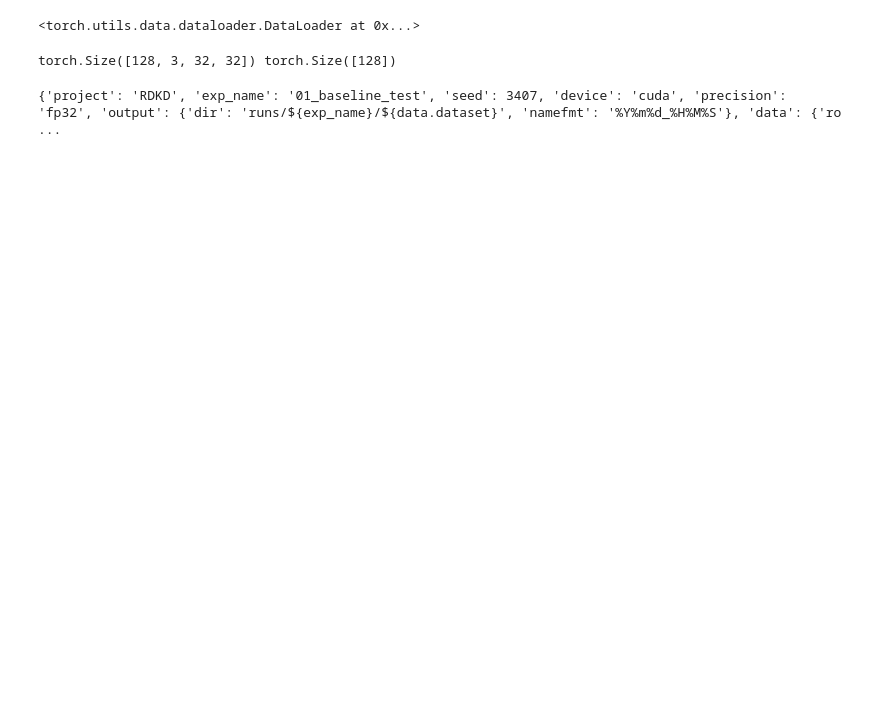
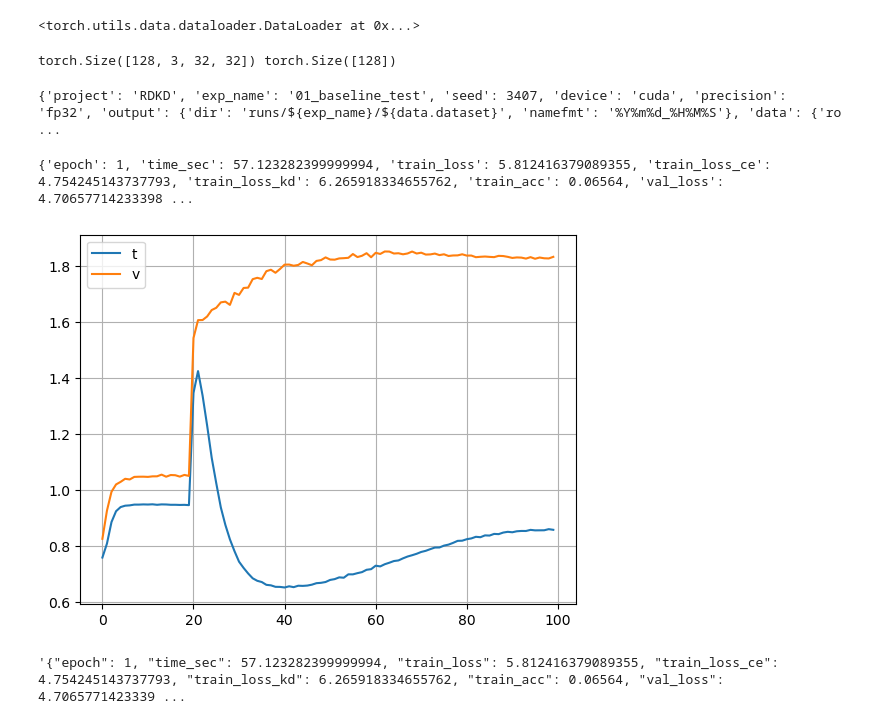
Before and after one commit to HiverXD/RDKD, a Jupyter notebook: test_notebook.ipynb, the cells around one changed output. Drawn from its saved outputs; the diff is of its cells as text; code cells hidden in the pictures; blank space fills up the shorter version.

```diff
--- a/test_notebook.ipynb
+++ b/test_notebook.ipynb
@@ -27,3 +27,34 @@ print(a)
 yaml.safe_dump()
 # %% [output]
 {'project': 'RDKD', 'exp_name': '01_baseline_test', 'seed': 3407, 'device': 'cuda', 'precision': 'fp32', 'output': {'dir': 'runs/${exp_name}/${data.dataset}', 'namefmt': '%Y%m%d_%H%M%S'}, 'data': {'ro ...
+# %%
+import json
+
+data = []
+with open(r'runs/02_soft_kd/tiny_imagenet/metrics_per_epoch.jsonl', 'r') as f:
+    for line in f:
+        # 줄바꿈 문자 제거 후 json 파싱
+        record = json.loads(line.strip())
+        data.append(record)
+
+print(data[0])
+
+t_ratio = []
+v_ratio = []
+for line in data:
+    tce = line['train_loss_ce']
+    tkd = line['train_loss_kd']
+    vce = line['val_loss_ce']
+    vkd = line['val_loss_kd']
+    t_ratio.append(tce/tkd)
+    v_ratio.append(vce/vkd)
+
+import matplotlib.pyplot as plt
+plt.plot(t_ratio, label='t')
+plt.plot(v_ratio, label='v')
+plt.legend()
+plt.grid()
+plt.show()
+# %% [output]
+{'epoch': 1, 'time_sec': 57.123282399999994, 'train_loss': 5.812416379089355, 'train_loss_ce': 4.754245143737793, 'train_loss_kd': 6.265918334655762, 'train_acc': 0.06564, 'val_loss': 4.70657714233398 ...
+[figure, added]
@@ -29,0 +63,4 @@ yaml.safe_dump()
+# %%
+a
+# %% [output]
+'{"epoch": 1, "time_sec": 57.123282399999994, "train_loss": 5.812416379089355, "train_loss_ce": 4.754245143737793, "train_loss_kd": 6.265918334655762, "train_acc": 0.06564, "val_loss": 4.7065771423339 ...
```
Also changed, not shown: parts of 7 cells of this notebook, 16 other files.
